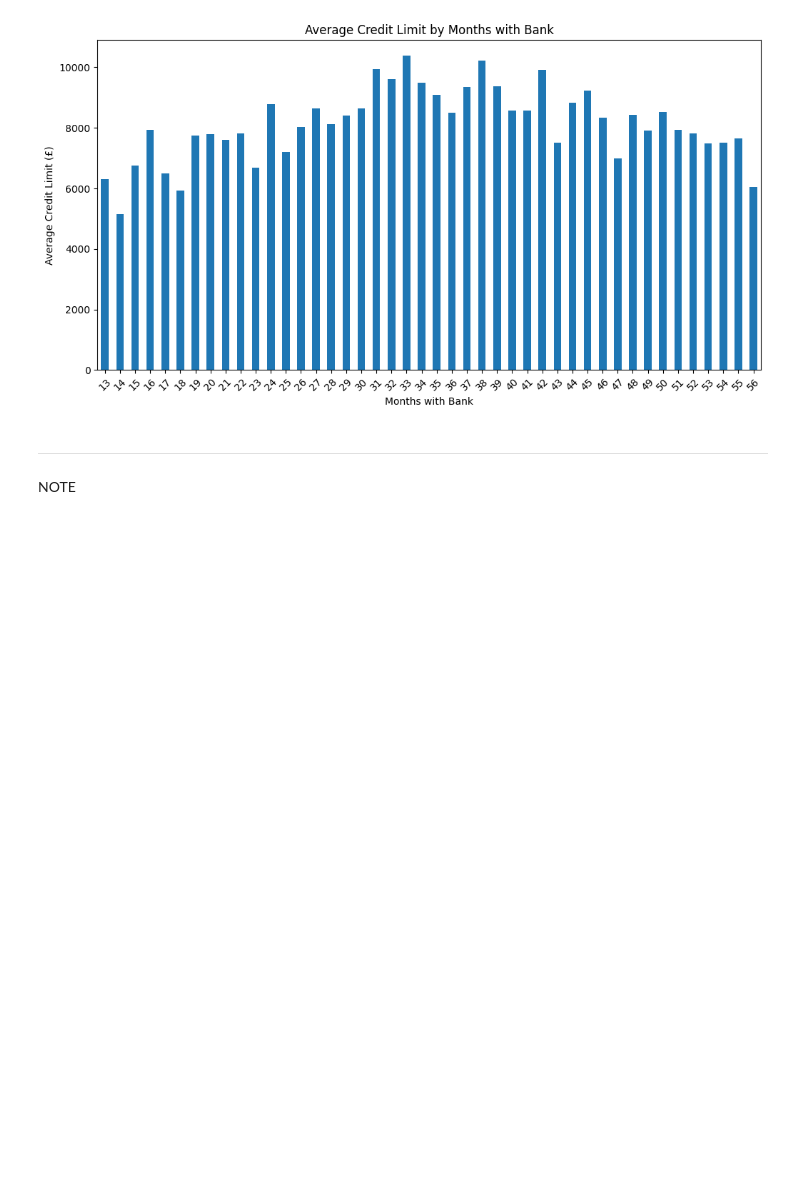
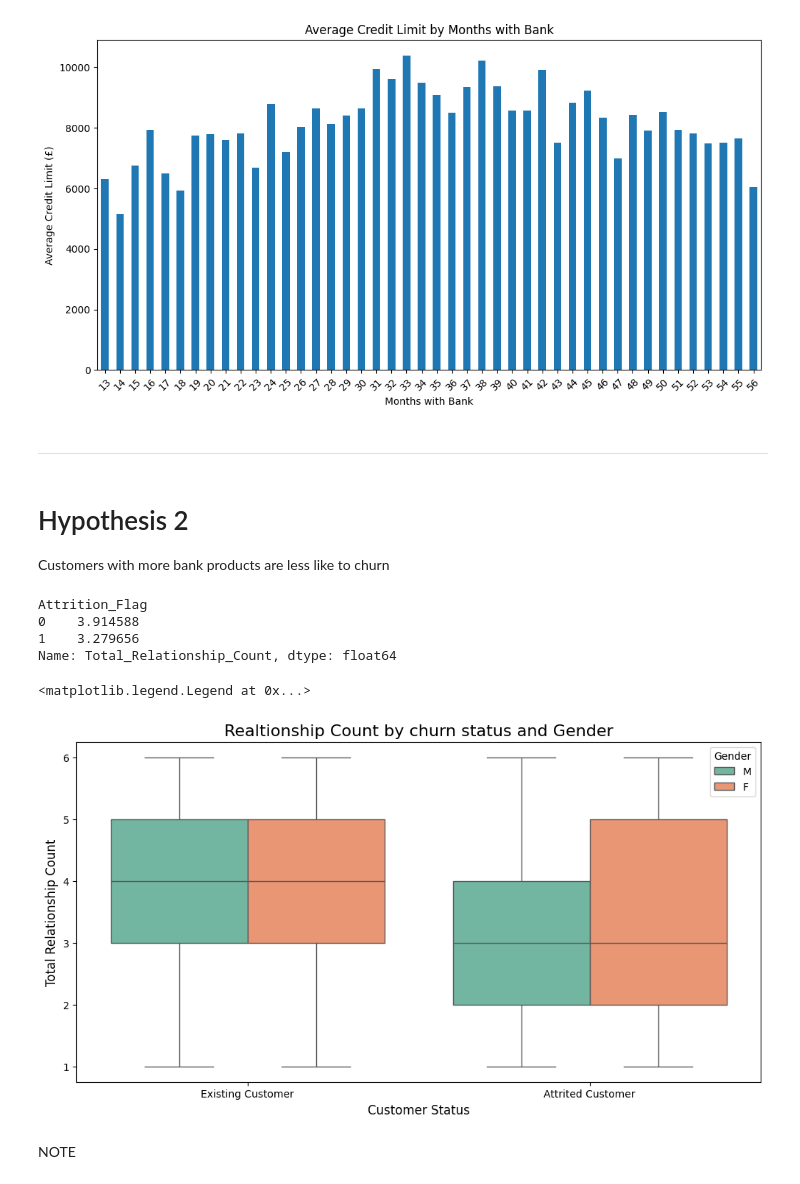
Before and after one commit to navmann99/credit_card_analysis, a Jupyter notebook: jupyter_notebooks/Data_Visualisations.ipynb, the cells around one changed output. Cells and saved outputs as stored; diff of their text form; code cells hidden in the pictures; blank space fills up the shorter version.

Commit message:
H2 boxplot

```diff
--- a/jupyter_notebooks/Data_Visualisations.ipynb
+++ b/jupyter_notebooks/Data_Visualisations.ipynb
@@ -110,6 +110,31 @@ plt.show()
 [figure]
 # %% [markdown]
 ---
+# %% [markdown]
+# Hypothesis 2
+
+Customers with more bank products are less like to churn
+# %%
+df_clean.groupby('Attrition_Flag')['Total_Relationship_Count'].mean()
+# %% [output]
+Attrition_Flag
+0    3.914588
+1    3.279656
+Name: Total_Relationship_Count, dtype: float64
+# %%
+plt.figure(figsize=(12,6))
+sns.boxplot( data=df_clean, x='Attrition_Flag', y='Total_Relationship_Count', hue= 'Gender',palette='Set2')
+# Labels and title
+plt.title('Realtionship Count by churn status and Gender', fontsize=16)
+plt.xlabel('Customer Status', fontsize=12)
+plt.ylabel('Total Relationship Count', fontsize=12)
+
+plt.xticks([0,1], ['Existing Customer', 'Attrited Customer'])
+
+plt.legend(title='Gender', loc='upper right', frameon=True)
+# %% [output]
+<matplotlib.legend.Legend at 0x...>
+[figure, added]
 # %% [markdown]
 NOTE
 # %% [markdown]
```
Also changed, not shown: 1 other file.
